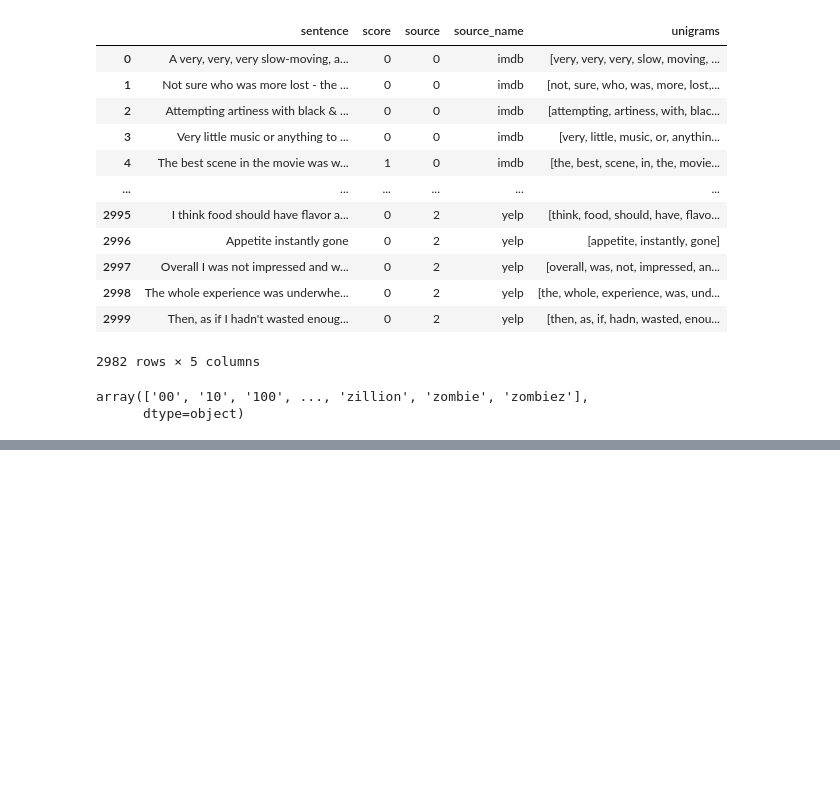
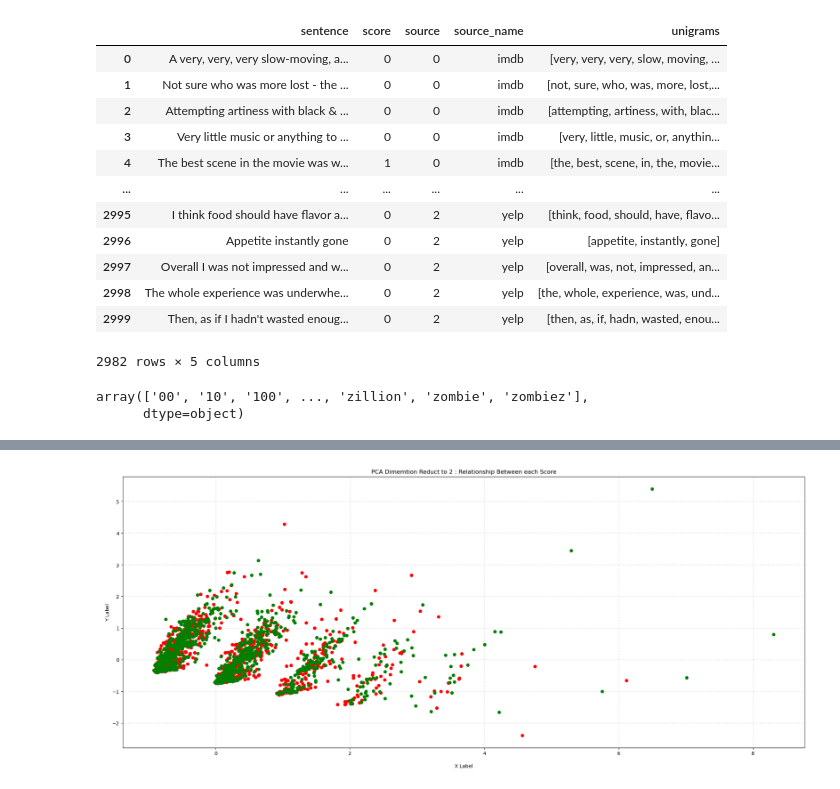
Before and after one commit to DITShark/DM2023-Lab1-Master, a Jupyter notebook: Homework/DM2023-Lab1-Homework.ipynb, the cells around one changed output, grey strips where cells are left out. Saved outputs shown, nothing was run; the diff lists cells and outputs as text; code cells hidden in the pictures; blank space fills up the shorter version.

```diff
--- a/Homework/DM2023-Lab1-Homework.ipynb
+++ b/Homework/DM2023-Lab1-Homework.ipynb
@@ -1369,0 +1484,23 @@ array(['00', '10', '100', ..., 'zillion', 'zombie', 'zombiez'],
+# %%
+# See after the PCA, whether the data is related to the score
+col = ['red', 'green']
+scores = [0, 1]
+
+# plot
+fig = plt.figure(figsize=(25, 10))
+ax = fig.subplots()
+
+for c, score in zip(col, scores):
+    xs = Data_reduced[Data['score'] == score].T[0]
+    ys = Data_reduced[Data['score'] == score].T[1]
+
+    ax.scatter(xs, ys, c=c, marker='o')
+
+ax.grid(color='gray', linestyle=':', linewidth=2, alpha=0.2)
+ax.set_xlabel('\nX Label')
+ax.set_ylabel('\nY Label')
+ax.set_title("PCA Dimemtion Reduct to 2 : Relationship Between each Score")
+
+plt.show()
+# %% [output]
+[figure, added]
```
Also changed, not shown: parts of 18 cells of this notebook.
